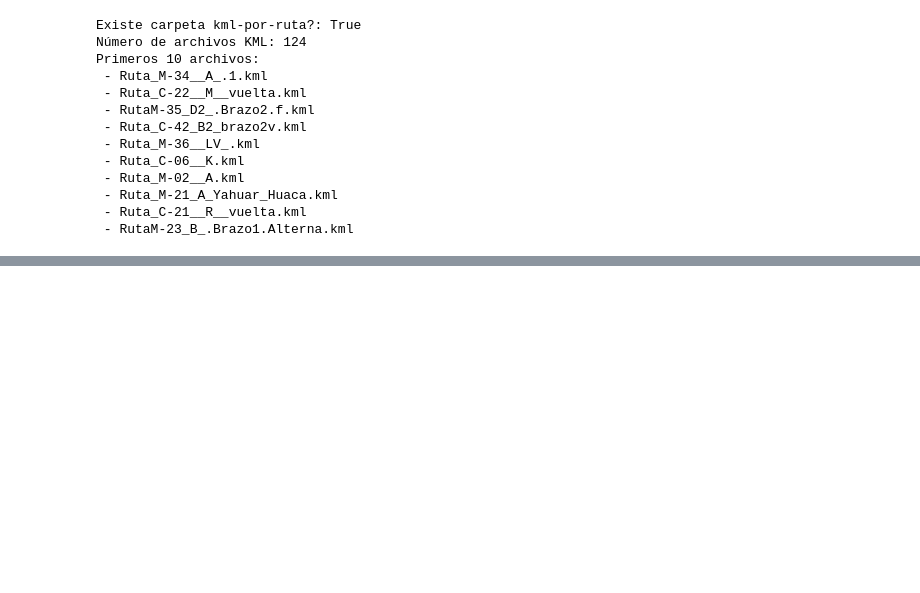
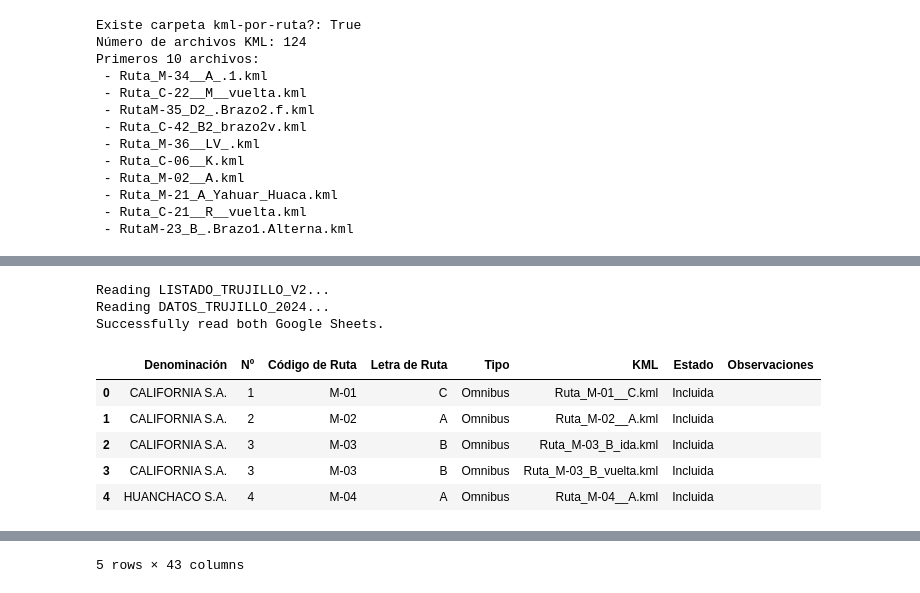
Before and after one commit to leoguti/route-compare, a Jupyter notebook: notebooks/notebooks00_setup.ipynb, the cells around one changed output, grey strips where cells are left out. Cells and saved outputs as stored; diff of their text form; code cells hidden in the pictures; blank space fills up the shorter version.

```diff
--- a/notebooks/notebooks00_setup.ipynb
+++ b/notebooks/notebooks00_setup.ipynb
@@ -64,0 +139,79 @@ Primeros 10 archivos:
+# %%
+import re
+import pandas as pd
+import gspread
+from google.colab import auth
+import google.auth # Import google.auth
+
+# Function to extract sheet ID and GID
+def get_sheet_ids(sheet_url):
+    match = re.search(r"/d/([a-zA-Z0-9_-]+)", sheet_url)
+    if not match:
+        raise ValueError("No se pudo encontrar el ID de la hoja de cálculo en la URL.")
+    sheet_id = match.group(1)
+
+    gid_match = re.search(r"gid=(\d+)", sheet_url)
+    gid = gid_match.group(1) if gid_match else "0"
+    return sheet_id, gid
+
+LISTADO_TRUJILLO_V2_URL = "https://docs.google.com/spreadsheets/d/1DqplLS5iLnz3oHqtJCCdOvpUyhWGnL5VzeyaGhb2VSA/edit?gid=0#gid=0"
+DATOS_TRUJILLO_2024_URL = "https://docs.google.com/spreadsheets/d/1XKLTLMK2hgWXyGf3Qqn9n-KnHrSgSgWokk9GB8BT6lg/edit?gid=0#gid=0"
+
+# Authenticate Google Colab to access Google Sheets
+auth.authenticate_user()
+# Get credentials from the authenticated user
+credentials, project_id = google.auth.default()
+# Initialize gspread client with the obtained credentials
+gc = gspread.Client(auth=credentials)
+
+# Read LISTADO_TRUJILLO_V2
+print("Reading LISTADO_TRUJILLO_V2...")
+listado_v2_sheet_id, listado_v2_gid = get_sheet_ids(LISTADO_TRUJILLO_V2_URL)
+listado_v2_spreadsheet = gc.open_by_key(listado_v2_sheet_id)
+listado_v2_worksheet = listado_v2_spreadsheet.get_worksheet_by_id(int(listado_v2_gid)) # gspread needs GID as int
+listado_v2_data = listado_v2_worksheet.get_all_records()
+listado_v2_df = pd.DataFrame.from_records(listado_v2_data)
+
+# Read DATOS_TRUJILLO_2024
+print("Reading DATOS_TRUJILLO_2024...")
+datos_2024_sheet_id, datos_2024_gid = get_sheet_ids(DATOS_TRUJILLO_2024_URL)
+datos_2024_spreadsheet = gc.open_by_key(datos_2024_sheet_id)
+datos_2024_worksheet = datos_2024_spreadsheet.get_worksheet_by_id(int(datos_2024_gid))
+
+# Get all values from the worksheet to manually handle headers
+all_values = datos_2024_worksheet.get_all_values()
+
+if all_values:
+    # Assume the first row is the header
+    headers = all_values[0]
+    # Process headers to ensure uniqueness, especially for empty strings
+    processed_headers = []
+    seen_headers = {}
+    for h in headers:
+        original_h = h.strip() if h else '' # Clean up and handle truly empty strings
+        if original_h in seen_headers:
+            seen_headers[original_h] += 1
+            processed_headers.append(f"{original_h}_{seen_headers[original_h]}")
+        else:
+            seen_headers[original_h] = 0 # Initialize counter for first occurrence
+            processed_headers.append(original_h)
+
+    # The rest of the rows are data
+    datos_2024_data = all_values[1:]
+    datos_2024_df = pd.DataFrame(datos_2024_data, columns=processed_headers)
+else:
+    datos_2024_df = pd.DataFrame() # Create an empty DataFrame if no data
+
+print("Successfully read both Google Sheets.")
+display(listado_v2_df.head())
+display(datos_2024_df.head())
+# %% [output]
+Reading LISTADO_TRUJILLO_V2...
+Reading DATOS_TRUJILLO_2024...
+Successfully read both Google Sheets.
+|  | Denominación | Nº | Código de Ruta | Letra de Ruta | Tipo | KML | Estado | Observaciones |
+| 0 | CALIFORNIA S.A. | 1 | M-01 | C | Omnibus | Ruta_M-01__C.kml | Incluida |  |
+| 1 | CALIFORNIA S.A. | 2 | M-02 | A | Omnibus | Ruta_M-02__A.kml | Incluida |  |
+| 2 | CALIFORNIA S.A. | 3 | M-03 | B | Omnibus | Ruta_M-03_B_ida.kml | Incluida |  |
+| 3 | CALIFORNIA S.A. | 3 | M-03 | B | Omnibus | Ruta_M-03_B_vuelta.kml | Incluida |  |
+| 4 | HUANCHACO S.A. | 4 | M-04 | A | Omnibus | Ruta_M-04__A.kml | Incluida |  |
@@ -64,0 +224 @@ Primeros 10 archivos:
+5 rows × 43 columns
```
Also changed, not shown: parts of 3 cells of this notebook.
